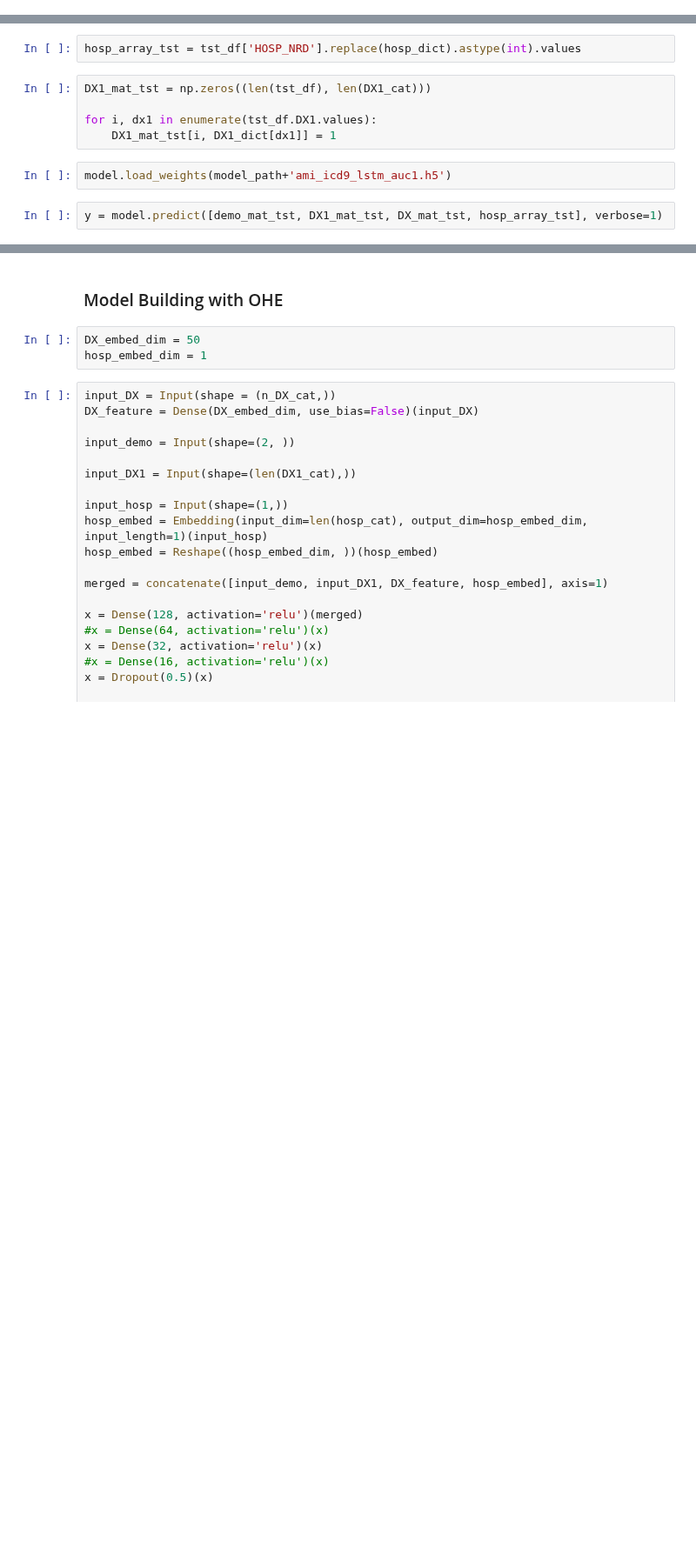
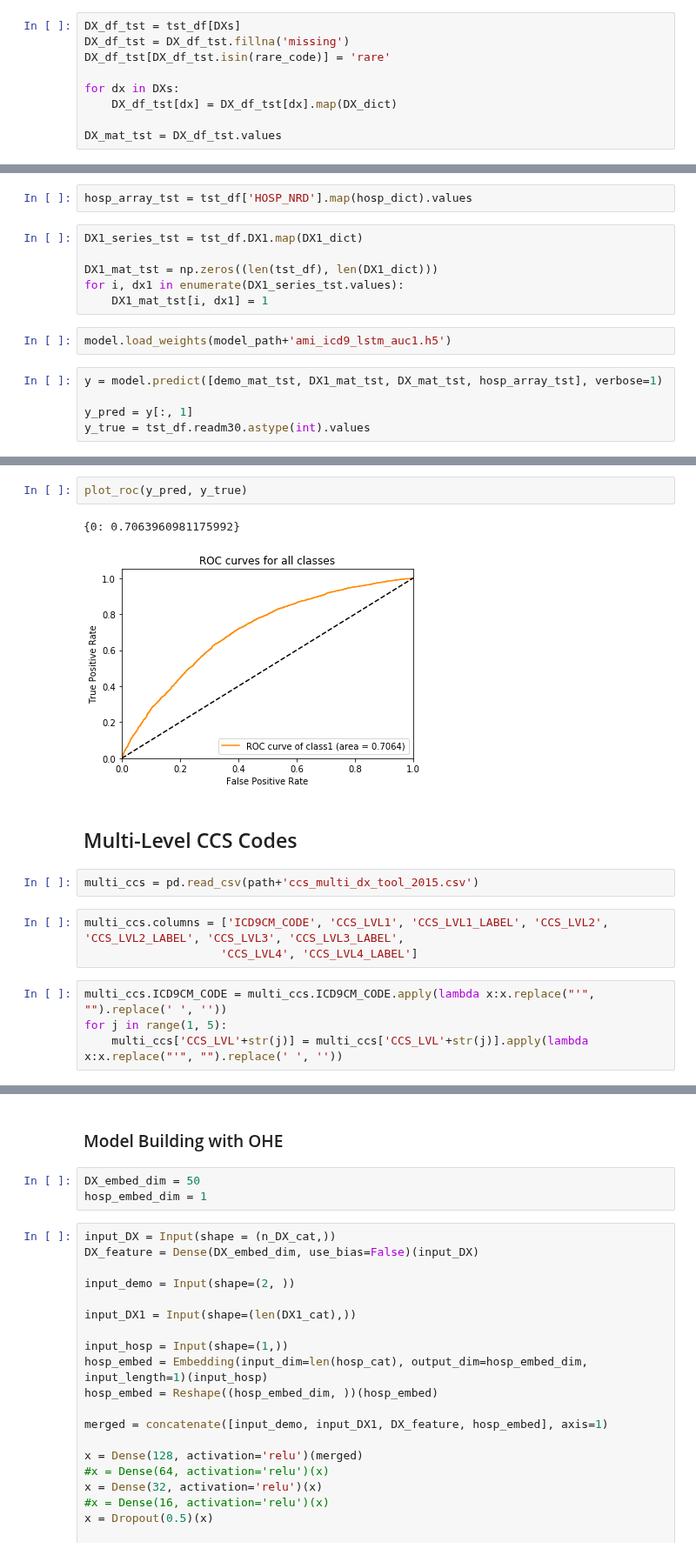
Before and after one commit to wenshuoliu/DLproj, a Jupyter notebook: NRD/Prediction_by_codes2.ipynb, the cells around one changed output, grey strips where cells are left out. Shown at 87% size. Cells and saved outputs as stored; diff of their text form; blank space fills up the shorter version.

```diff
--- a/NRD/Prediction_by_codes2.ipynb
+++ b/NRD/Prediction_by_codes2.ipynb
@@ -452,15 +383,28 @@ array([[1189, 1952, 1885, ..., nan, nan, nan],
+# %%
+DX_df_tst = tst_df[DXs]
+DX_df_tst = DX_df_tst.fillna('missing')
+DX_df_tst[DX_df_tst.isin(rare_code)] = 'rare'
+
+for dx in DXs:
+    DX_df_tst[dx] = DX_df_tst[dx].map(DX_dict)
+
+DX_mat_tst = DX_df_tst.values
 # %%
 demo_mat_tst = tst_df[['AGE', 'FEMALE']].values
 demo_mat_tst[:, 0] = (demo_mat_tst[:, 0]-age_mean)/age_std
 # %%
-hosp_array_tst = tst_df['HOSP_NRD'].replace(hosp_dict).astype(int).values
+hosp_array_tst = tst_df['HOSP_NRD'].map(hosp_dict).values
 # %%
-DX1_mat_tst = np.zeros((len(tst_df), len(DX1_cat)))
+DX1_series_tst = tst_df.DX1.map(DX1_dict)
 
-for i, dx1 in enumerate(tst_df.DX1.values):
-    DX1_mat_tst[i, DX1_dict[dx1]] = 1
+DX1_mat_tst = np.zeros((len(tst_df), len(DX1_dict)))
+for i, dx1 in enumerate(DX1_series_tst.values):
+    DX1_mat_tst[i, dx1] = 1
 # %%
 model.load_weights(model_path+'ami_icd9_lstm_auc1.h5')
 # %%
 y = model.predict([demo_mat_tst, DX1_mat_tst, DX_mat_tst, hosp_array_tst], verbose=1)
+
+y_pred = y[:, 1]
+y_true = tst_df.readm30.astype(int).values
 # %% [output]
@@ -467,0 +412,16 @@ ValueError: could not convert string to float: 'V501'
+# %%
+plot_roc(y_pred, y_true)
+# %% [output]
+{0: 0.7063960981175992}
+[figure, added]
+# %% [markdown]
+## Multi-Level CCS Codes
+# %%
+multi_ccs = pd.read_csv(path+'ccs_multi_dx_tool_2015.csv')
+# %%
+multi_ccs.columns = ['ICD9CM_CODE', 'CCS_LVL1', 'CCS_LVL1_LABEL', 'CCS_LVL2', 'CCS_LVL2_LABEL', 'CCS_LVL3', 'CCS_LVL3_LABEL',
+                    'CCS_LVL4', 'CCS_LVL4_LABEL']
+# %%
+multi_ccs.ICD9CM_CODE = multi_ccs.ICD9CM_CODE.apply(lambda x:x.replace("'", "").replace(' ', ''))
+for j in range(1, 5):
+    multi_ccs['CCS_LVL'+str(j)] = multi_ccs['CCS_LVL'+str(j)].apply(lambda x:x.replace("'", "").replace(' ', ''))
```
Also changed, not shown: parts of 43 cells of this notebook, 8 other files.
